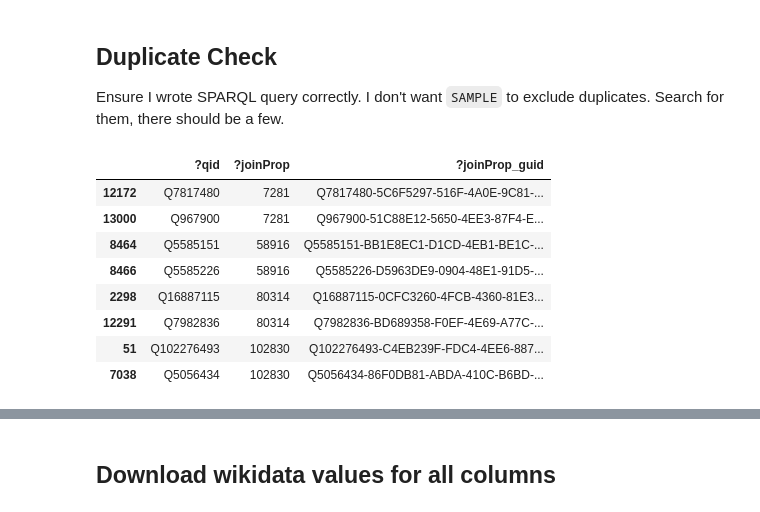
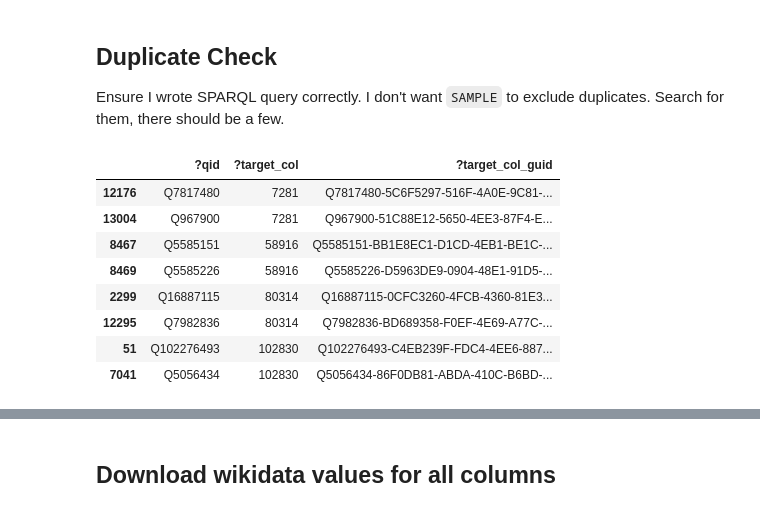
Before and after one commit to funblaster22/Wikidata-Purdue-Data-Mine, a Jupyter notebook: MismatchGeneration/politicians/politicians.ipynb, the cells around one changed output, grey strips where cells are left out. Saved outputs shown, nothing was run; the diff lists cells and outputs as text; code cells hidden in the pictures.

```diff
--- a/MismatchGeneration/politicians/politicians.ipynb
+++ b/MismatchGeneration/politicians/politicians.ipynb
@@ -247,14 +216,14 @@ Ensure I wrote SPARQL query correctly. I don't want `SAMPLE` to exclude duplicat
 # %%
 df = pd.read_csv("joinProp.tsv", delimiter="\t")
 # %%
-df[df["?joinProp"].duplicated(keep=False)].sort_values("?joinProp")
+df[df["?target_col"].duplicated(keep=False)].sort_values("?target_col")
 # %% [output]
-|  | ?qid | ?joinProp | ?joinProp_guid |
-| 12172 | Q7817480 | 7281 | Q7817480-5C6F5297-516F-4A0E-9C81-... |
-| 13000 | Q967900 | 7281 | Q967900-51C88E12-5650-4EE3-87F4-E... |
-| 8464 | Q5585151 | 58916 | Q5585151-BB1E8EC1-D1CD-4EB1-BE1C-... |
-| 8466 | Q5585226 | 58916 | Q5585226-D5963DE9-0904-48E1-91D5-... |
-| 2298 | Q16887115 | 80314 | Q16887115-0CFC3260-4FCB-4360-81E3... |
-| 12291 | Q7982836 | 80314 | Q7982836-BD689358-F0EF-4E69-A77C-... |
+|  | ?qid | ?target_col | ?target_col_guid |
+| 12176 | Q7817480 | 7281 | Q7817480-5C6F5297-516F-4A0E-9C81-... |
+| 13004 | Q967900 | 7281 | Q967900-51C88E12-5650-4EE3-87F4-E... |
+| 8467 | Q5585151 | 58916 | Q5585151-BB1E8EC1-D1CD-4EB1-BE1C-... |
+| 8469 | Q5585226 | 58916 | Q5585226-D5963DE9-0904-48E1-91D5-... |
+| 2299 | Q16887115 | 80314 | Q16887115-0CFC3260-4FCB-4360-81E3... |
+| 12295 | Q7982836 | 80314 | Q7982836-BD689358-F0EF-4E69-A77C-... |
 | 51 | Q102276493 | 102830 | Q102276493-C4EB239F-FDC4-4EE6-887... |
-| 7038 | Q5056434 | 102830 | Q5056434-86F0DB81-ABDA-410C-B6BD-... |
+| 7041 | Q5056434 | 102830 | Q5056434-86F0DB81-ABDA-410C-B6BD-... |
```
Also changed, not shown: parts of 8 cells of this notebook, 3 other files.
